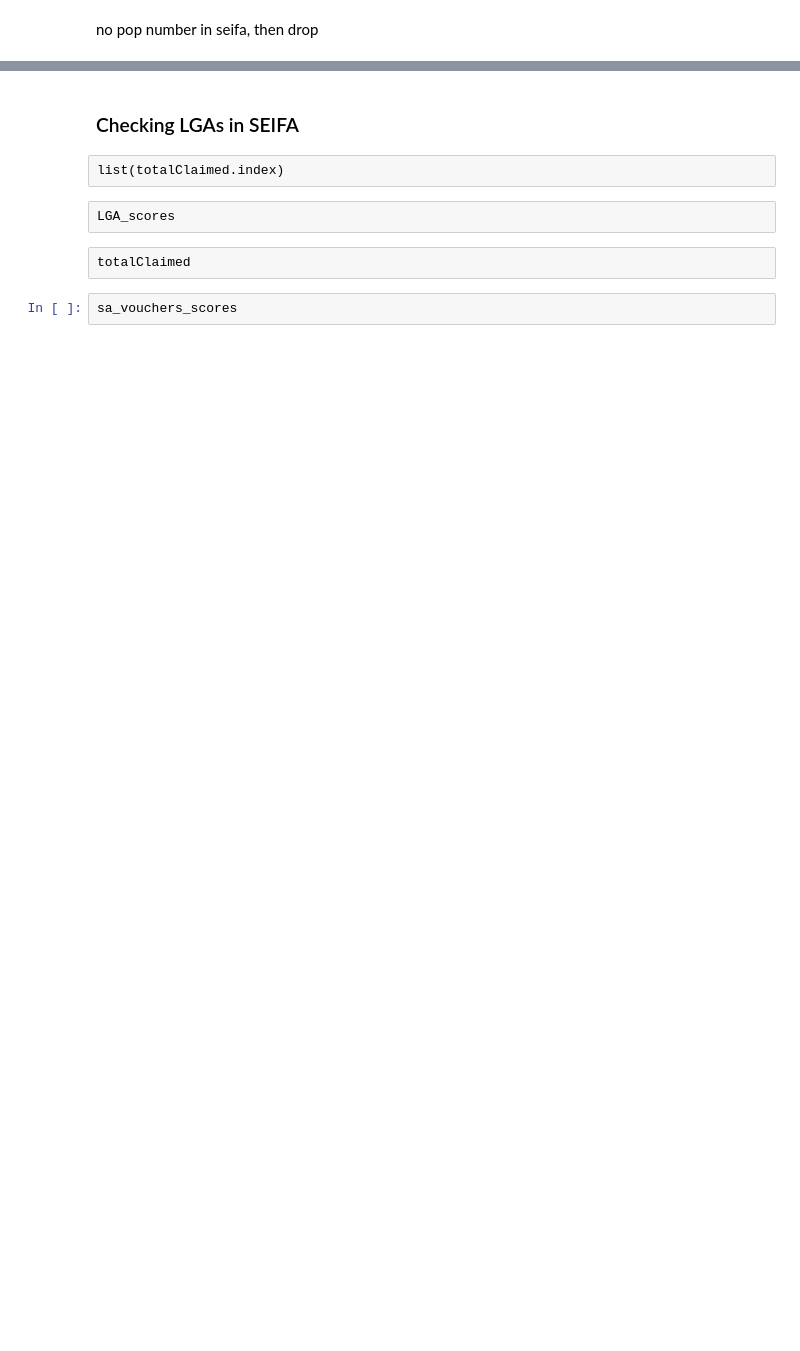
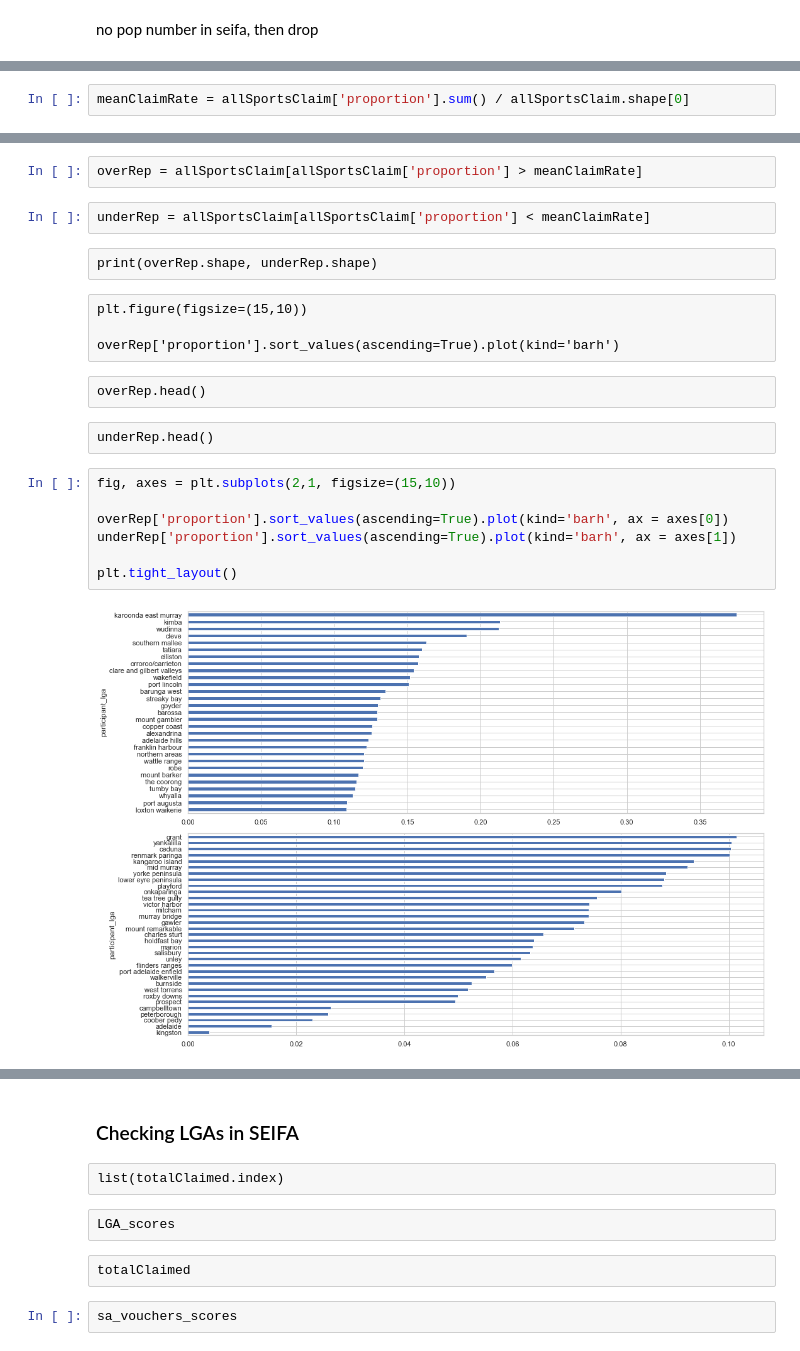
Before and after one commit to MQCOMP2200-S2-2021/Data-Science-Labs, a Jupyter notebook: Portfolio 2-Copy1.ipynb, the cells around one changed output, grey strips where cells are left out. Drawn from its saved outputs; the diff is of its cells as text; blank space fills up the shorter version.

```diff
--- a/Portfolio 2-Copy1.ipynb
+++ b/Portfolio 2-Copy1.ipynb
@@ -1277,0 +1245,2 @@ Apparently this isn't right because there are many LGAs in seifa that may be dup
+# %%
+meanClaimRate = allSportsClaim['proportion'].sum() / allSportsClaim.shape[0]
@@ -1277,0 +1249,23 @@ Apparently this isn't right because there are many LGAs in seifa that may be dup
+# %%
+overRep = allSportsClaim[allSportsClaim['proportion'] > meanClaimRate]
+# %%
+underRep = allSportsClaim[allSportsClaim['proportion'] < meanClaimRate]
+# %% [raw]
+print(overRep.shape, underRep.shape)
+# %% [raw]
+plt.figure(figsize=(15,10))
+
+overRep['proportion'].sort_values(ascending=True).plot(kind='barh')
+# %% [raw]
+overRep.head()
+# %% [raw]
+underRep.head()
+# %%
+fig, axes = plt.subplots(2,1, figsize=(15,10))
+
+overRep['proportion'].sort_values(ascending=True).plot(kind='barh', ax = axes[0])
+underRep['proportion'].sort_values(ascending=True).plot(kind='barh', ax = axes[1])
+
+plt.tight_layout()
+# %% [output]
+[figure, added]
```
Also changed, not shown: parts of 128 cells of this notebook.
